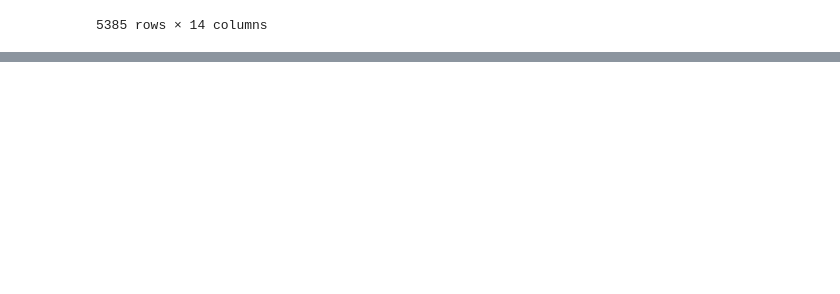
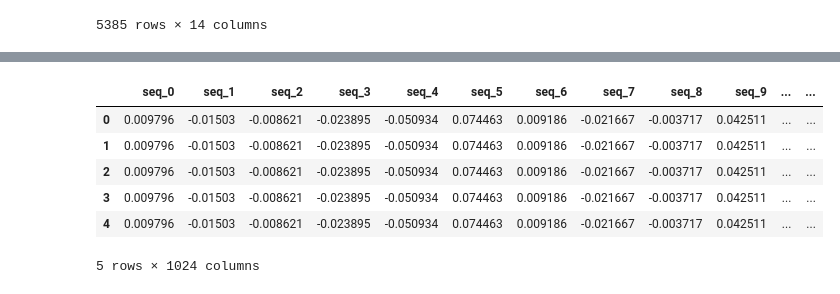
Before and after one commit to weberd26/protein-abundance-PMDA2025, a Jupyter notebook: PPI_to_abundance.ipynb, the cells around one changed output, grey strips where cells are left out. Drawn from its saved outputs; the diff is of its cells as text; code cells hidden in the pictures; blank space fills up the shorter version.

```diff
--- a/PPI_to_abundance.ipynb
+++ b/PPI_to_abundance.ipynb
@@ -544,0 +542,6 @@ embeddings
+# %%
+
+# Load and align embeddings and abundance
+embeddings_train = pd.read_csv("data/train_set2_embeddings.csv", index_col=0)
+abundance_train = embeddings_train["abundance"]
+embeddings_train = embeddings_train.drop(columns=['abundance'])  # Remove abundance column for features
@@ -544,0 +565,11 @@ embeddings
+# %%
+import ast
+# def parse_embeddings(col):
+#     return np.array([ast.literal_eval(x) if isinstance(x, str) else x for x in col])
+
+# if 'embeddings_sequence' in df_train.columns:
+#     df_train['embeddings_sequence'] = parse_embeddings(df_train['embeddings_sequence'])
+#     df_val['embeddings_sequence'] = parse_embeddings(df_val['embeddings_sequence'])
+#     df_test['embeddings_sequence'] = parse_embeddings(df_test['embeddings_sequence'])
+
+embeddings_train['embeddings_sequence'] = embeddings_train['embeddings_sequence'].apply(lambda x: np.array(ast.literal_eval(x)) if isinstance(x, str) else x)
@@ -544,0 +579,30 @@ embeddings
+# %%
+embeddings_train_unstacked = pd.DataFrame(np.vstack(embeddings_train['embeddings_sequence'].values))
+embeddings_test_unstacked = pd.DataFrame(np.vstack(embeddings_test['embeddings_sequence'].values))
+embeddings_val_unstacked = pd.DataFrame(np.vstack(embeddings_val['embeddings_sequence'].values))
+
+new_col_names = [
+    f"seq_{col}" if isinstance(col, int) or (isinstance(col, str) and col.isdigit()) else col
+    for col in embeddings_train_unstacked.columns
+]
+# embeddings_test_unstacked = [
+#     f"seq_{col}" if isinstance(col, int) or (isinstance(col, str) and col.isdigit()) else col
+#     for col in embeddings_train_unstacked.columns
+# ]
+# embeddings_val_unstacked = [
+#     f"seq_{col}" if isinstance(col, int) or (isinstance(col, str) and col.isdigit()) else col
+#     for col in embeddings_train_unstacked.columns
+# ]
+# %%
+embeddings_train_unstacked.columns = new_col_names
+embeddings_train_unstacked.head()
+
+embeddings_train_unstacked = embeddings_train_unstacked.drop(columns=['embeddings_sequence']) +
+# %% [output]
+|  | seq_0 | seq_1 | seq_2 | seq_3 | seq_4 | seq_5 | seq_6 | seq_7 | seq_8 | seq_9 | ... | ... |
+| 0 | 0.009796 | -0.01503 | -0.008621 | -0.023895 | -0.050934 | 0.074463 | 0.009186 | -0.021667 | -0.003717 | 0.042511 | ... | ... |
+| 1 | 0.009796 | -0.01503 | -0.008621 | -0.023895 | -0.050934 | 0.074463 | 0.009186 | -0.021667 | -0.003717 | 0.042511 | ... | ... |
+| 2 | 0.009796 | -0.01503 | -0.008621 | -0.023895 | -0.050934 | 0.074463 | 0.009186 | -0.021667 | -0.003717 | 0.042511 | ... | ... |
+| 3 | 0.009796 | -0.01503 | -0.008621 | -0.023895 | -0.050934 | 0.074463 | 0.009186 | -0.021667 | -0.003717 | 0.042511 | ... | ... |
+| 4 | 0.009796 | -0.01503 | -0.008621 | -0.023895 | -0.050934 | 0.074463 | 0.009186 | -0.021667 | -0.003717 | 0.042511 | ... | ... |
+5 rows × 1024 columns
```
Also changed, not shown: parts of 11 cells of this notebook.
